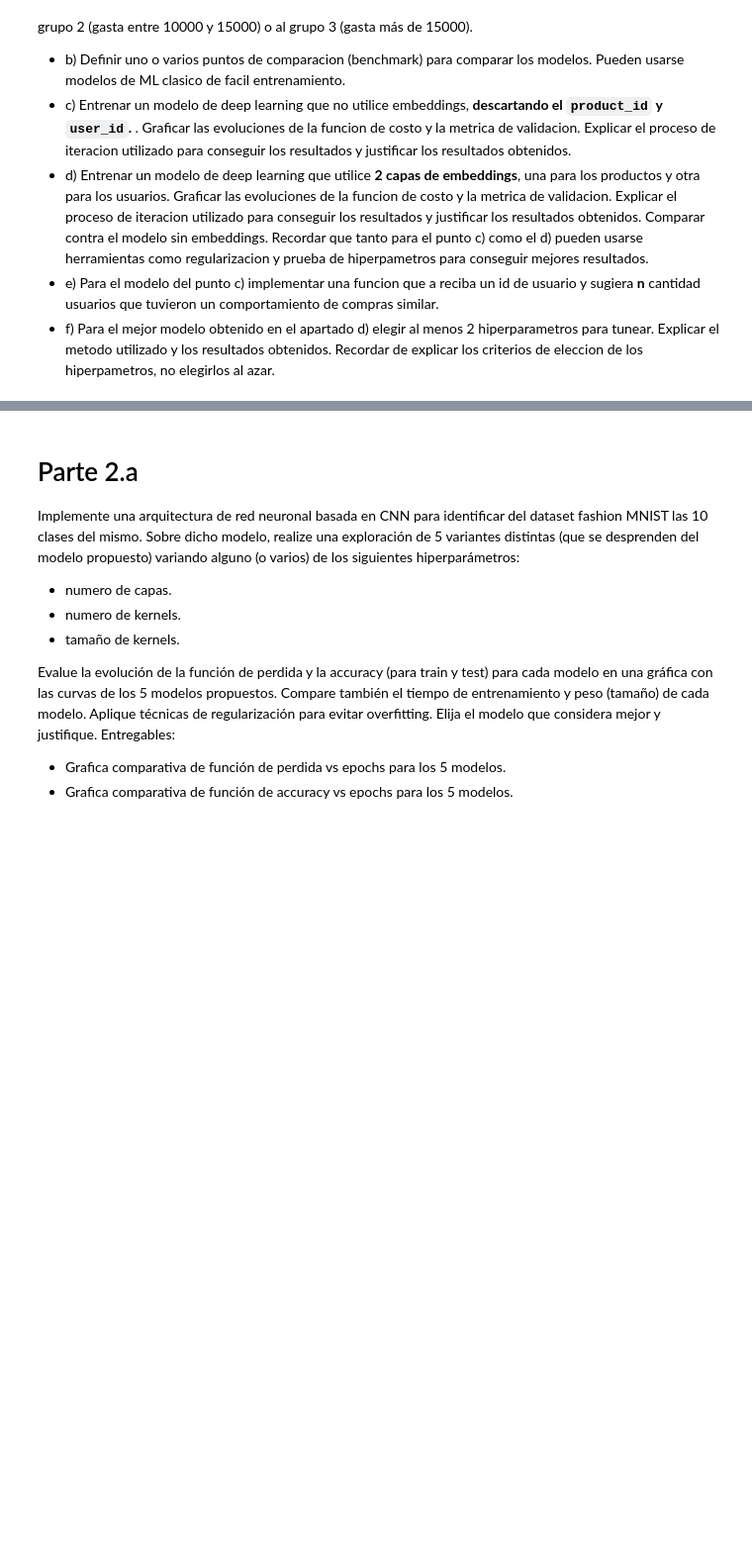
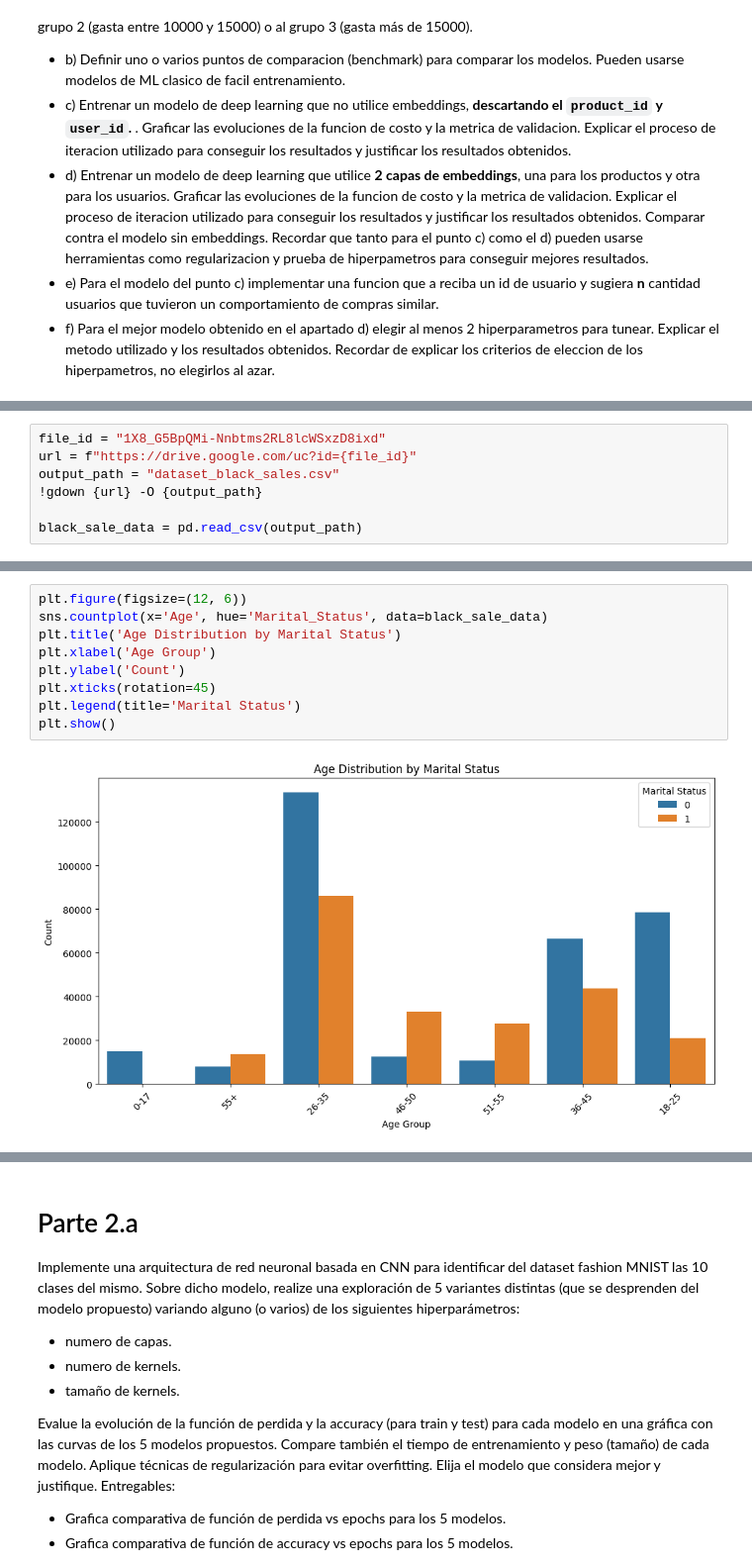
Before and after one commit to claudiobarril/aprendizaje_profundo, a Jupyter notebook: Barril-Claudio-DL-TP Co17.ipynb, the cells around one changed output, grey strips where cells are left out. Shown: that part at 99% size. Saved outputs shown, nothing was run; the diff lists cells and outputs as text; blank space fills up the shorter version.

```diff
--- a/Barril-Claudio-DL-TP Co17.ipynb
+++ b/Barril-Claudio-DL-TP Co17.ipynb
@@ -37,0 +60,7 @@ Recordar que tanto para el punto c) como el d) pueden usarse herramientas como r
+# %%
+file_id = "1X8_G5BpQMi-Nnbtms2RL8lcWSxzD8ixd"
+url = f"https://drive.google.com/uc?id={file_id}"
+output_path = "dataset_black_sales.csv"
+!gdown {url} -O {output_path}
+
+black_sale_data = pd.read_csv(output_path)
@@ -37,0 +186,11 @@ Recordar que tanto para el punto c) como el d) pueden usarse herramientas como r
+# %%
+plt.figure(figsize=(12, 6))
+sns.countplot(x='Age', hue='Marital_Status', data=black_sale_data)
+plt.title('Age Distribution by Marital Status')
+plt.xlabel('Age Group')
+plt.ylabel('Count')
+plt.xticks(rotation=45)
+plt.legend(title='Marital Status')
+plt.show()
+# %% [output]
+[figure, added]
```
Also changed, not shown: parts of 15 cells of this notebook.
